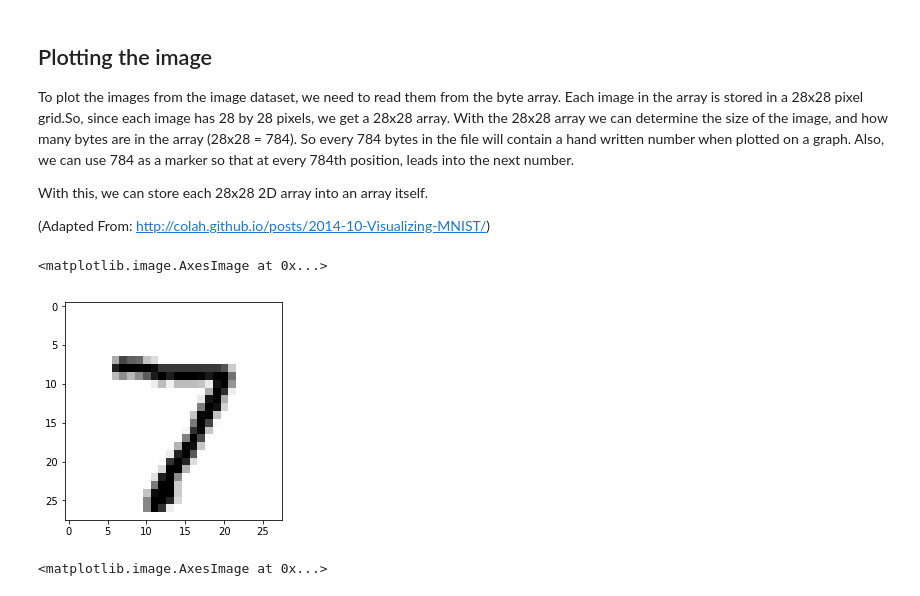
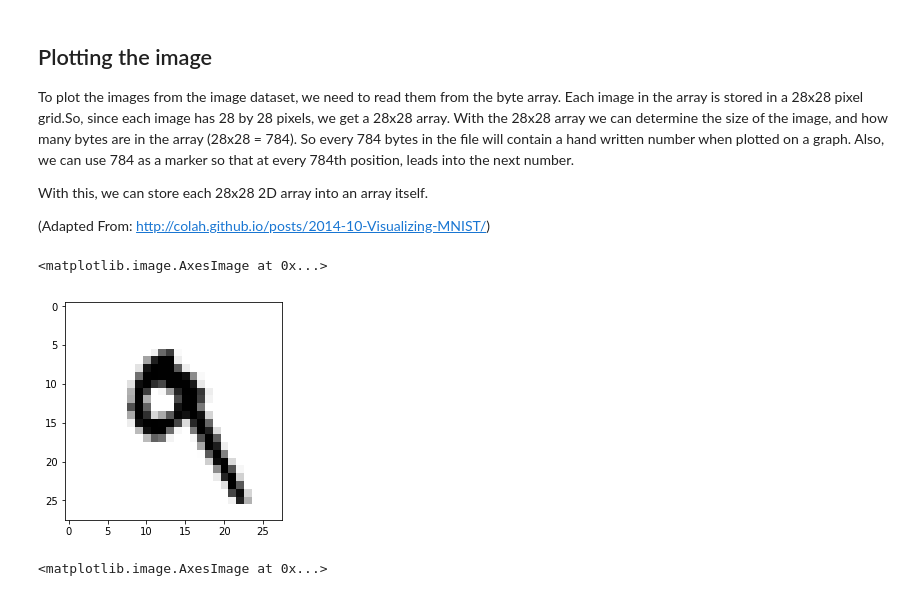
Before and after one commit to RCElucidator7/EmergingTechProject, a Jupyter notebook: MNIST-Data-Set/MNIST.ipynb, the cells around one changed output. Cells and saved outputs as stored; diff of their text form; code cells hidden in the pictures.

```diff
--- a/MNIST-Data-Set/MNIST.ipynb
+++ b/MNIST-Data-Set/MNIST.ipynb
@@ -150,22 +150,22 @@ With this, we can store each 28x28 2D array into an array itself.
 # %%
 %matplotlib inline
 import matplotlib.pyplot as plt
 import numpy as np
 
 # Reads the pixel values as intergers
 parsed_img_array = np.frombuffer(image_content, dtype = np.uint8, offset = 16)
 # Stores these values into an array
 # Since we are using the test set of images, the size of the array will be 10,000
 parsed_img_array = parsed_img_array.reshape(10000, 28, 28)
 
 # Old method
 #image = ~np.array(list(image_content[16:800])).reshape(28,28).astype(np.uint8)
 
 # Plot the image at the first position of the array, which itself is a 28x28 array containing out number
-plt.imshow(parsed_img_array[0], cmap="binary")
+plt.imshow(parsed_img_array[7], cmap="binary")
 # %% [output]
 <matplotlib.image.AxesImage at 0x...>
-[figure, old version]
+[figure, new version]
 # %%
 # Plot the image at the last position of the array
 plt.imshow(parsed_img_array[9999], cmap="binary")
```
Also changed, not shown: 24 other files.
